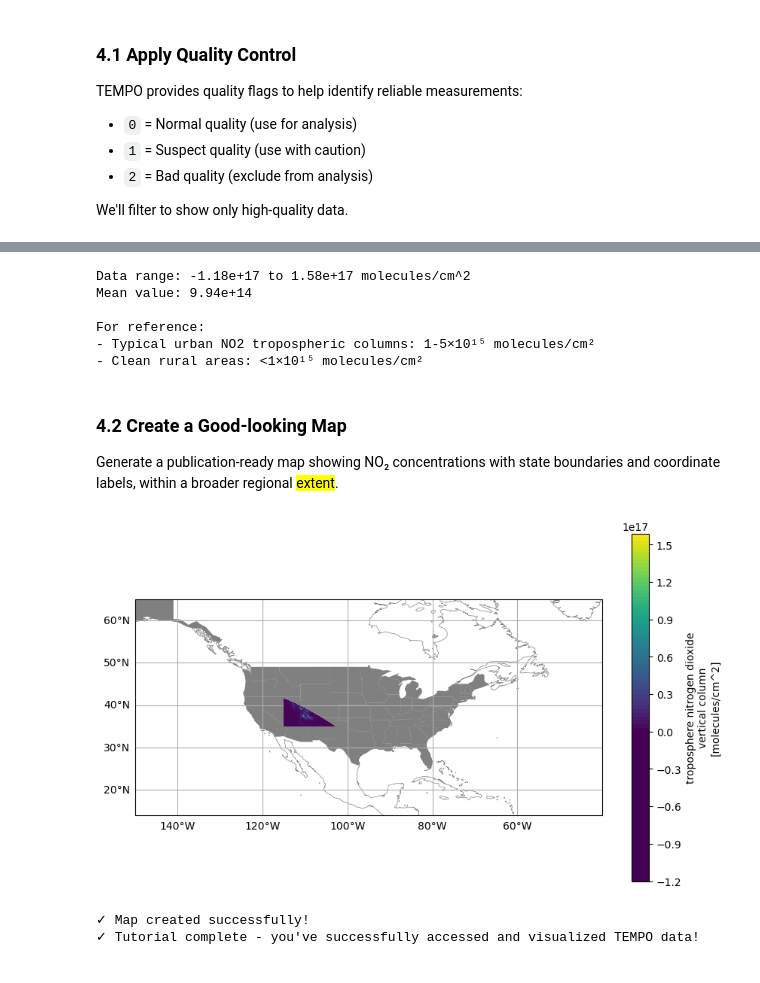
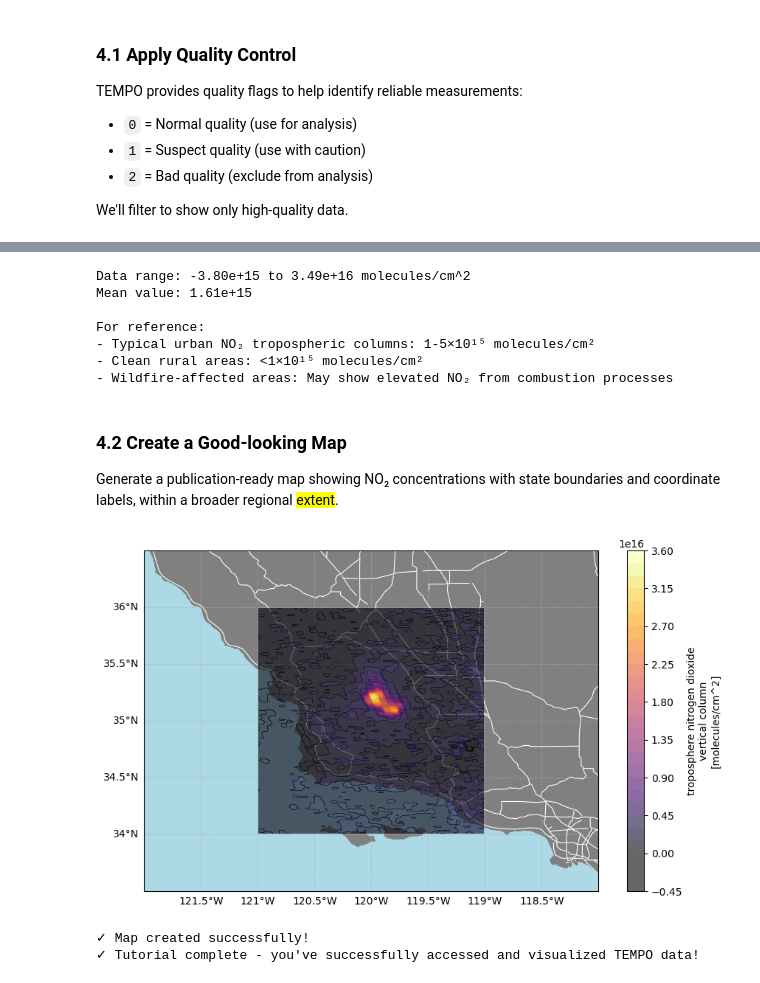
Before and after one commit to nasa/ASDC_Data_and_User_Services, a Jupyter notebook: TEMPO/ARSET-TEMPO_August2025.ipynb, the cells around one changed output, grey strips where cells are left out. Cells and saved outputs as stored; diff of their text form; code cells hidden in the pictures.

Commit message:
Update notebook to reference and show example from July 2025 Madre fire in California

```diff
--- a/TEMPO/ARSET-TEMPO_August2025.ipynb
+++ b/TEMPO/ARSET-TEMPO_August2025.ipynb
@@ -118,20 +121,16 @@ Note: TEMPO times are in UTC. For western US:
 # %%
 request = Request(
-
     # This ID is for the Level-2, V03, "Nitrogen Dioxide total column" collection:
     # collection=Collection(id="C2930725014-LARC_CLOUD"),
     # This ID is for the Level-3, V03, "Nitrogen Dioxide tropospheric and stratospheric columns" collection:
     collection=Collection(id="C2930763263-LARC_CLOUD"),
-
     # This is a 15 minute time period (reminder, it's in UTC time):
     temporal={
-        "start": dt.datetime(2023, 12, 30, 22, 30, 0),
-        "stop": dt.datetime(2023, 12, 30, 22, 45, 0),
+        "start": dt.datetime(2025, 7, 3, 20, 0, 0),  # Day after fire start
+        "stop": dt.datetime(2025, 7, 3, 20, 15, 0),
     },
-
-    # This is a rectangular area in the midwest U.S.
-    spatial=BBox(-115, 35, -95, 45),
-
+    # This is a rectangular area in California
+    spatial=BBox(-121, 34, -119, 36),  # New Cuyama area
     # Note that there is not a particular granule specified!
     # However, one could be specified by passing a granule ID, e.g.:
     #
@@ -284,17 +284,21 @@ Data size in memory: 4.0 MB
 # %%
 # Let's do a general look at the values.
-print(f"Data range: {good_array.min().values:.2e} to {good_array.max().values:.2e} {good_array.attrs.get('units', '')}")
+print(
+    f"Data range: {good_array.min().values:.2e} to {good_array.max().values:.2e} {data_array.attrs.get('units', '')}"
+)
 print(f"Mean value: {good_array.mean().values:.2e}")
 print("\nFor reference:")
-print("- Typical urban NO2 tropospheric columns: 1-5×10¹⁵ molecules/cm²")
+print("- Typical urban NO₂ tropospheric columns: 1-5×10¹⁵ molecules/cm²")
 print("- Clean rural areas: <1×10¹⁵ molecules/cm²")
+print("- Wildfire-affected areas: May show elevated NO₂ from combustion processes")
 # %% [output]
-Data range: -1.18e+17 to 1.58e+17 molecules/cm^2
-Mean value: 9.94e+14
+Data range: -3.80e+15 to 3.49e+16 molecules/cm^2
+Mean value: 1.61e+15
 
 For reference:
-- Typical urban NO2 tropospheric columns: 1-5×10¹⁵ molecules/cm²
+- Typical urban NO₂ tropospheric columns: 1-5×10¹⁵ molecules/cm²
 - Clean rural areas: <1×10¹⁵ molecules/cm²
+- Wildfire-affected areas: May show elevated NO₂ from combustion processes
 # %% [markdown]
 ### 4.2 Create a Good-looking Map
 
@@ -302,35 +306,57 @@ Generate a publication-ready map showing NO₂ concentrations with state boundar
 # %%
 data_proj = ccrs.PlateCarree()
 
+roads = cfeature.NaturalEarthFeature(
+    category="cultural",
+    name="roads",
+    scale="10m",  # The dataset scale (e.g., '10m', '50m', '110m')
+    facecolor="grey",
+)
+
+## If you wanted to add County boundaries, you could un-comment the following lines
+##    and the axis.add_feature() call below
+# admin_2_counties = cfeature.NaturalEarthFeature(
+#     category='cultural',
+#     name='admin_2_counties',
+#     scale='10m',  # The dataset scale (e.g., '10m', '50m', '110m')
+#     facecolor='none'
+# )
+
 
 def make_nice_map(axis):
-    axis.add_feature(cfeature.STATES, color="gray", lw=0.1)
-    axis.coastlines(resolution="50m", color="gray", linewidth=0.5)
+    axis.set_extent([-122, -118, 33.5, 36.5], crs=data_proj)  # Central California
 
-    axis.set_extent([-150, -40, 14, 65], crs=data_proj)
-    grid = axis.gridlines(draw_labels=["left", "bottom"], dms=True)
+    axis.add_feature(cfeature.OCEAN, color="lightblue")
+    axis.add_feature(cfeature.STATES, color="grey", linewidth=1)
+    axis.add_feature(roads, linestyle="-", edgecolor="white", linewidth=0.8)
+    # axis.add_feature(admin_2_counties, edgecolor='white', linewidth=0.3)
+
+    grid = axis.gridlines(draw_labels=["left", "bottom"], dms=True, linestyle=":")
     grid.xformatter = LONGITUDE_FORMATTER
     grid.yformatter = LATITUDE_FORMATTER
 # %%
 fig, ax = plt.subplots(figsize=(10, 6), subplot_kw={"projection": data_proj})
 
 make_nice_map(ax)
 
 contour_handle = ax.contourf(
     datatree["geolocation/longitude"],
     datatree["geolocation/latitude"],
     good_array,
-    levels=100,
+    levels=30,
     vmin=0,
+    vmax=float(good_array.max()),
+    alpha=0.6,
+    cmap="inferno",
     zorder=2,
 )
 
 cb = plt.colorbar(contour_handle)
 cb.set_label(label_from_attrs(data_array))
 
 plt.show()
 # %% [output]
-[figure, old version]
+[figure, new version]
 # %%
 print("✓ Map created successfully!")
 print("✓ Tutorial complete - you've successfully accessed and visualized TEMPO data!")
```
Also changed, not shown: parts of 13 cells of this notebook.
